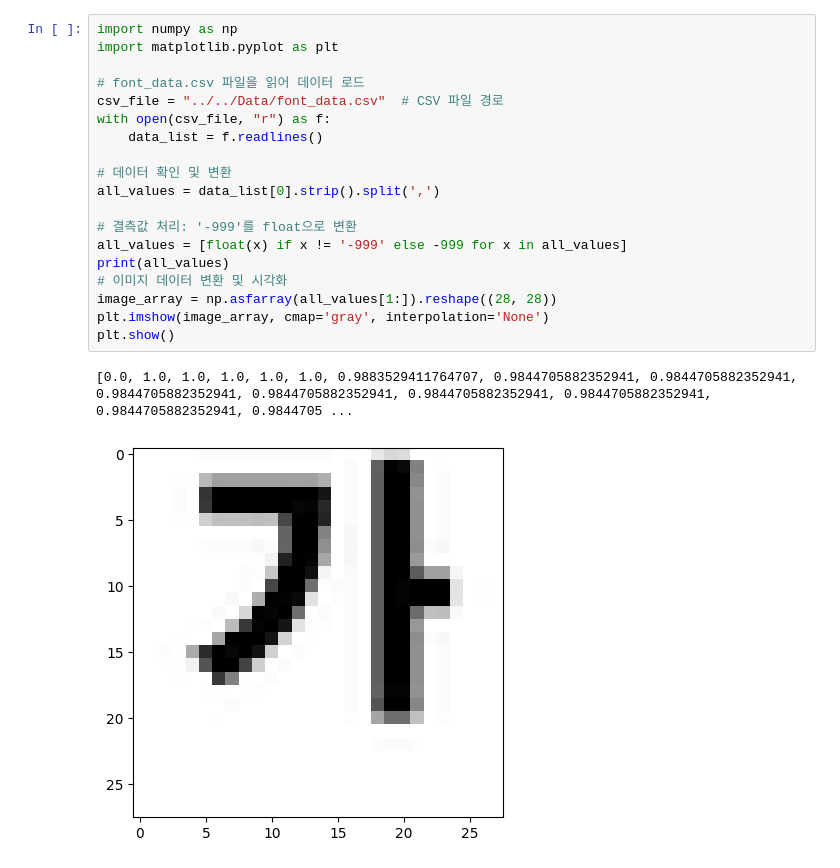
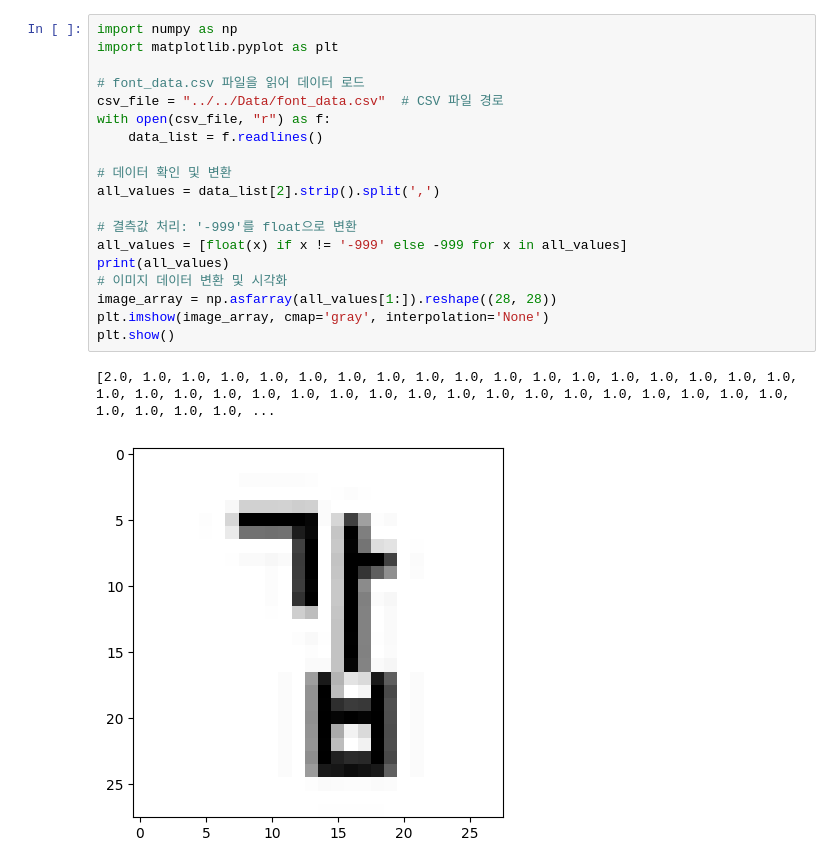
Before and after one commit to rimi3226/neural_network, a Jupyter notebook: src/class/test.ipynb, the cells around one changed output. Saved outputs shown, nothing was run; the diff lists cells and outputs as text.

```diff
--- a/src/class/test.ipynb
+++ b/src/class/test.ipynb
@@ -1,25 +1,25 @@
 # %%
 import numpy as np
 import matplotlib.pyplot as plt
 
 # font_data.csv 파일을 읽어 데이터 로드
 csv_file = "../../Data/font_data.csv"  # CSV 파일 경로
 with open(csv_file, "r") as f:
     data_list = f.readlines()
 
 # 데이터 확인 및 변환
-all_values = data_list[0].strip().split(',')
+all_values = data_list[2].strip().split(',')
 
 # 결측값 처리: '-999'를 float으로 변환
 all_values = [float(x) if x != '-999' else -999 for x in all_values]
 print(all_values)
 # 이미지 데이터 변환 및 시각화
 image_array = np.asfarray(all_values[1:]).reshape((28, 28))
 plt.imshow(image_array, cmap='gray', interpolation='None')
 plt.show()
 # %% [output]
-[0.0, 1.0, 1.0, 1.0, 1.0, 1.0, 0.9883529411764707, 0.9844705882352941, 0.9844705882352941, 0.9844705882352941, 0.9844705882352941, 0.9844705882352941, 0.9844705882352941, 0.9844705882352941, 0.9844705 ...
+[2.0, 1.0, 1.0, 1.0, 1.0, 1.0, 1.0, 1.0, 1.0, 1.0, 1.0, 1.0, 1.0, 1.0, 1.0, 1.0, 1.0, 1.0, 1.0, 1.0, 1.0, 1.0, 1.0, 1.0, 1.0, 1.0, 1.0, 1.0, 1.0, 1.0, 1.0, 1.0, 1.0, 1.0, 1.0, 1.0, 1.0, 1.0, 1.0, 1.0, ...
-[figure, old version]
+[figure, new version]
 # %%
 from neuralNetwork import neuralNetwork
 
```
Also changed, not shown: parts of 4 cells of this notebook, 6 other files.
